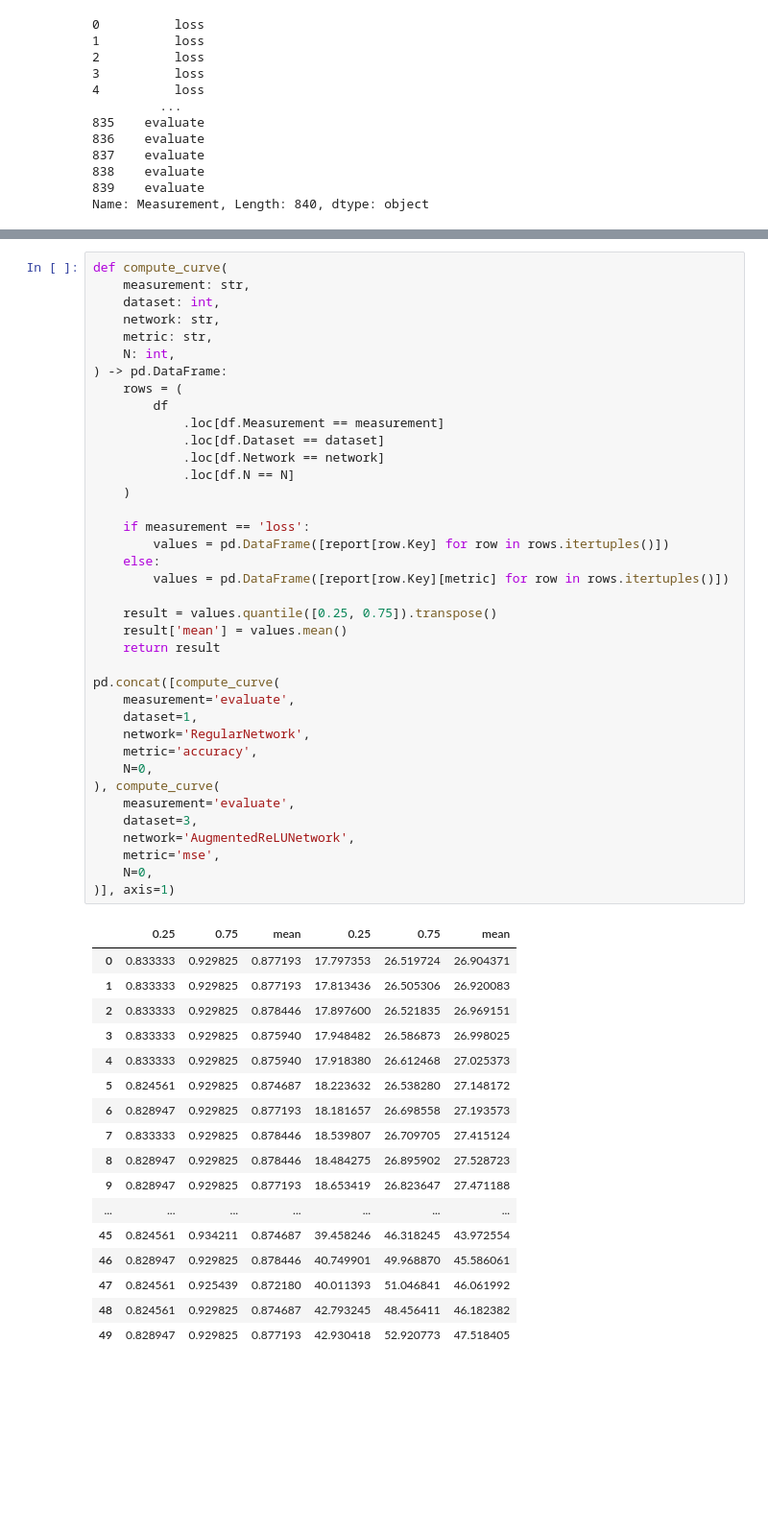
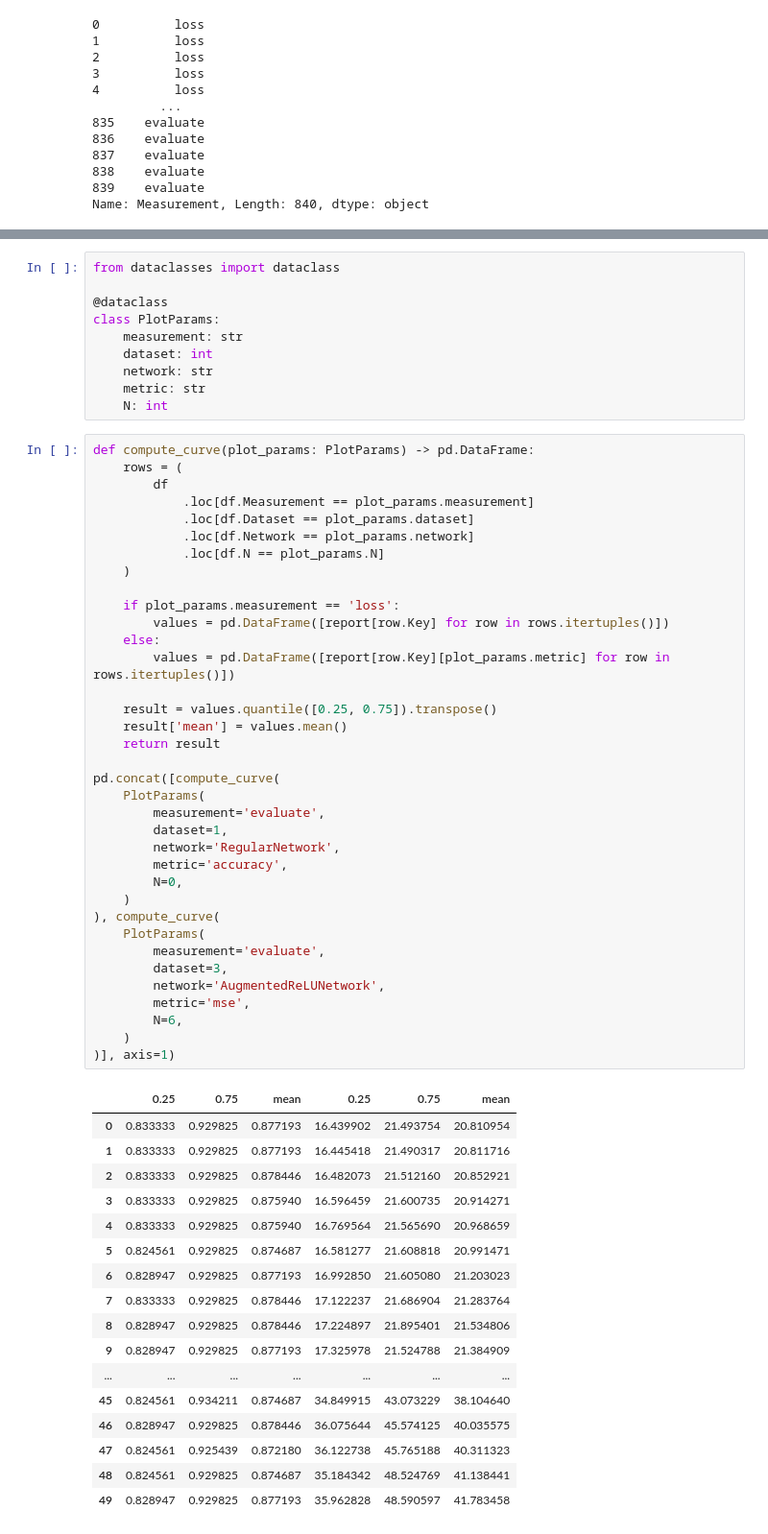
Before and after one commit to tail-call/Research, a Jupyter notebook: hyperplot11.ipynb, the cells around one changed output, grey strips where cells are left out. Shown at 96% size. Cells and saved outputs as stored; diff of their text form; blank space fills up the shorter version.

```diff
--- a/hyperplot11.ipynb
+++ b/hyperplot11.ipynb
@@ -151,59 +151,67 @@ dir('hi')
  'translate',
  'upper',
  'zfill']
+# %%
+from dataclasses import dataclass
+
+@dataclass
+class PlotParams:
+    measurement: str
+    dataset: int
+    network: str
+    metric: str
+    N: int
 # %%
-def compute_curve(
-    measurement: str,
-    dataset: int,
-    network: str,
-    metric: str,
-    N: int,
-) -> pd.DataFrame:
+def compute_curve(plot_params: PlotParams) -> pd.DataFrame:
     rows = (
         df
-            .loc[df.Measurement == measurement]
-            .loc[df.Dataset == dataset]
-            .loc[df.Network == network]
-            .loc[df.N == N]
+            .loc[df.Measurement == plot_params.measurement]
+            .loc[df.Dataset == plot_params.dataset]
+            .loc[df.Network == plot_params.network]
+            .loc[df.N == plot_params.N]
     )
 
-    if measurement == 'loss':
+    if plot_params.measurement == 'loss':
         values = pd.DataFrame([report[row.Key] for row in rows.itertuples()])
     else:
-        values = pd.DataFrame([report[row.Key][metric] for row in rows.itertuples()])
+        values = pd.DataFrame([report[row.Key][plot_params.metric] for row in rows.itertuples()])
 
     result = values.quantile([0.25, 0.75]).transpose()
     result['mean'] = values.mean()
     return result
 
 pd.concat([compute_curve(
-    measurement='evaluate',
-    dataset=1,
-    network='RegularNetwork',
-    metric='accuracy',
-    N=0,
+    PlotParams(
+        measurement='evaluate',
+        dataset=1,
+        network='RegularNetwork',
+        metric='accuracy',
+        N=0,
+    )
 ), compute_curve(
-    measurement='evaluate',
-    dataset=3,
-    network='AugmentedReLUNetwork',
-    metric='mse',
-    N=0,
+    PlotParams(
+        measurement='evaluate',
+        dataset=3,
+        network='AugmentedReLUNetwork',
+        metric='mse',
+        N=6,
+    )
 )], axis=1)
 # %% [output]
 |  | 0.25 | 0.75 | mean | 0.25 | 0.75 | mean |
-| 0 | 0.833333 | 0.929825 | 0.877193 | 17.797353 | 26.519724 | 26.904371 |
-| 1 | 0.833333 | 0.929825 | 0.877193 | 17.813436 | 26.505306 | 26.920083 |
-| 2 | 0.833333 | 0.929825 | 0.878446 | 17.897600 | 26.521835 | 26.969151 |
-| 3 | 0.833333 | 0.929825 | 0.875940 | 17.948482 | 26.586873 | 26.998025 |
-| 4 | 0.833333 | 0.929825 | 0.875940 | 17.918380 | 26.612468 | 27.025373 |
-| 5 | 0.824561 | 0.929825 | 0.874687 | 18.223632 | 26.538280 | 27.148172 |
-| 6 | 0.828947 | 0.929825 | 0.877193 | 18.181657 | 26.698558 | 27.193573 |
-| 7 | 0.833333 | 0.929825 | 0.878446 | 18.539807 | 26.709705 | 27.415124 |
-| 8 | 0.828947 | 0.929825 | 0.878446 | 18.484275 | 26.895902 | 27.528723 |
-| 9 | 0.828947 | 0.929825 | 0.877193 | 18.653419 | 26.823647 | 27.471188 |
+| 0 | 0.833333 | 0.929825 | 0.877193 | 16.439902 | 21.493754 | 20.810954 |
+| 1 | 0.833333 | 0.929825 | 0.877193 | 16.445418 | 21.490317 | 20.811716 |
+| 2 | 0.833333 | 0.929825 | 0.878446 | 16.482073 | 21.512160 | 20.852921 |
+| 3 | 0.833333 | 0.929825 | 0.875940 | 16.596459 | 21.600735 | 20.914271 |
+| 4 | 0.833333 | 0.929825 | 0.875940 | 16.769564 | 21.565690 | 20.968659 |
+| 5 | 0.824561 | 0.929825 | 0.874687 | 16.581277 | 21.608818 | 20.991471 |
+| 6 | 0.828947 | 0.929825 | 0.877193 | 16.992850 | 21.605080 | 21.203023 |
+| 7 | 0.833333 | 0.929825 | 0.878446 | 17.122237 | 21.686904 | 21.283764 |
+| 8 | 0.828947 | 0.929825 | 0.878446 | 17.224897 | 21.895401 | 21.534806 |
+| 9 | 0.828947 | 0.929825 | 0.877193 | 17.325978 | 21.524788 | 21.384909 |
 | ... | ... | ... | ... | ... | ... | ... |
-| 45 | 0.824561 | 0.934211 | 0.874687 | 39.458246 | 46.318245 | 43.972554 |
-| 46 | 0.828947 | 0.929825 | 0.878446 | 40.749901 | 49.968870 | 45.586061 |
-| 47 | 0.824561 | 0.925439 | 0.872180 | 40.011393 | 51.046841 | 46.061992 |
-| 48 | 0.824561 | 0.929825 | 0.874687 | 42.793245 | 48.456411 | 46.182382 |
-| 49 | 0.828947 | 0.929825 | 0.877193 | 42.930418 | 52.920773 | 47.518405 |
+| 45 | 0.824561 | 0.934211 | 0.874687 | 34.849915 | 43.073229 | 38.104640 |
+| 46 | 0.828947 | 0.929825 | 0.878446 | 36.075644 | 45.574125 | 40.035575 |
+| 47 | 0.824561 | 0.925439 | 0.872180 | 36.122738 | 45.765188 | 40.311323 |
+| 48 | 0.824561 | 0.929825 | 0.874687 | 35.184342 | 48.524769 | 41.138441 |
+| 49 | 0.828947 | 0.929825 | 0.877193 | 35.962828 | 48.590597 | 41.783458 |
```
Also changed, not shown: parts of 2 cells of this notebook, 1 other file.
